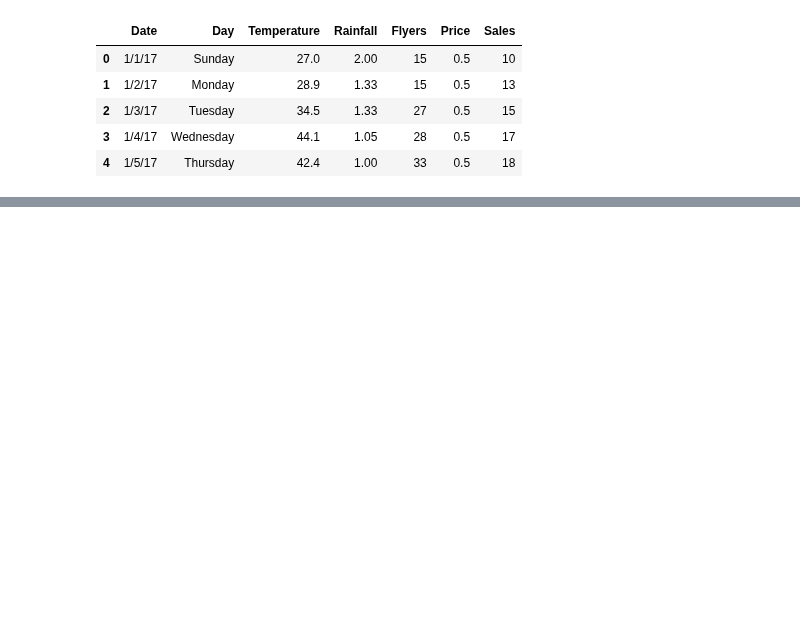
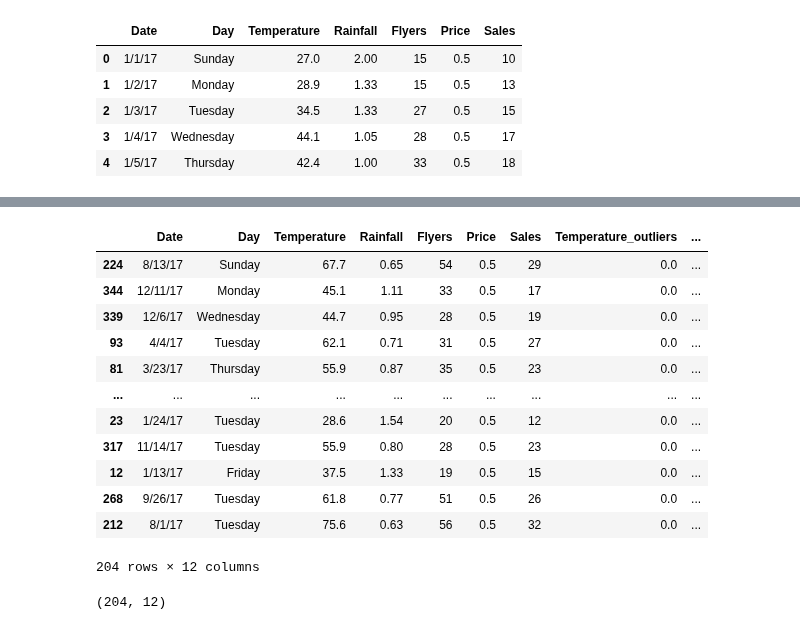
Before and after one commit to CSolitaire/anomaly-detection-exercises, a Jupyter notebook: continuous_probabilistic_methods.ipynb, the cells around one changed output, grey strips where cells are left out. Drawn from its saved outputs; the diff is of its cells as text; code cells hidden in the pictures; blank space fills up the shorter version.

```diff
--- a/continuous_probabilistic_methods.ipynb
+++ b/continuous_probabilistic_methods.ipynb
@@ -24,0 +130,31 @@ df.head()
+# %%
+def get_upper_outliers(s, k):
+    q1, q3 = s.quantile([.25, .75])
+    iqr = q3 - q1
+    upper_bound = q3 + k * iqr
+    return s.apply(lambda x: max([x - upper_bound, 0]))
+
+def add_upper_outlier_columns(df, k):
+    for col in df.select_dtypes('number'):
+        df[col + '_outliers'] = get_upper_outliers(df[col], k)
+    return df
+
+add_upper_outlier_columns(train, k=1.5)
+# %% [output]
+|  | Date | Day | Temperature | Rainfall | Flyers | Price | Sales | Temperature_outliers | ... |
+| 224 | 8/13/17 | Sunday | 67.7 | 0.65 | 54 | 0.5 | 29 | 0.0 | ... |
+| 344 | 12/11/17 | Monday | 45.1 | 1.11 | 33 | 0.5 | 17 | 0.0 | ... |
+| 339 | 12/6/17 | Wednesday | 44.7 | 0.95 | 28 | 0.5 | 19 | 0.0 | ... |
+| 93 | 4/4/17 | Tuesday | 62.1 | 0.71 | 31 | 0.5 | 27 | 0.0 | ... |
+| 81 | 3/23/17 | Thursday | 55.9 | 0.87 | 35 | 0.5 | 23 | 0.0 | ... |
+| ... | ... | ... | ... | ... | ... | ... | ... | ... | ... |
+| 23 | 1/24/17 | Tuesday | 28.6 | 1.54 | 20 | 0.5 | 12 | 0.0 | ... |
+| 317 | 11/14/17 | Tuesday | 55.9 | 0.80 | 28 | 0.5 | 23 | 0.0 | ... |
+| 12 | 1/13/17 | Friday | 37.5 | 1.33 | 19 | 0.5 | 15 | 0.0 | ... |
+| 268 | 9/26/17 | Tuesday | 61.8 | 0.77 | 51 | 0.5 | 26 | 0.0 | ... |
+| 212 | 8/1/17 | Tuesday | 75.6 | 0.63 | 56 | 0.5 | 32 | 0.0 | ... |
+204 rows × 12 columns
+# %%
+train.shape
+# %% [output]
+(204, 12)
```
Also changed, not shown: parts of 22 cells of this notebook.
